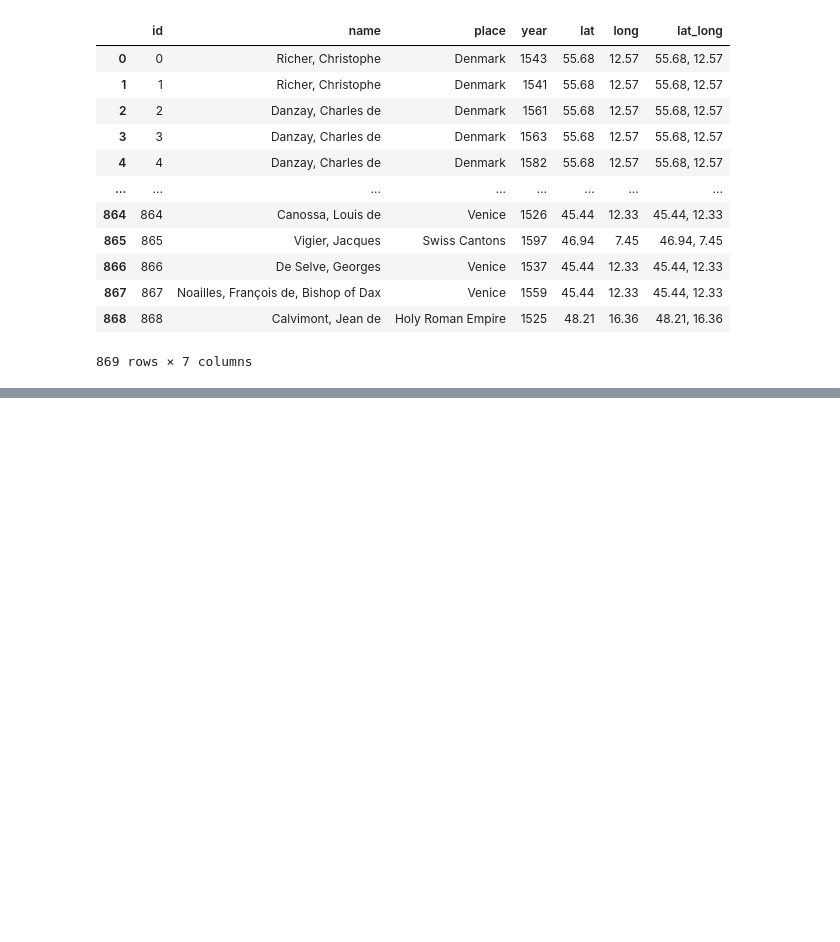
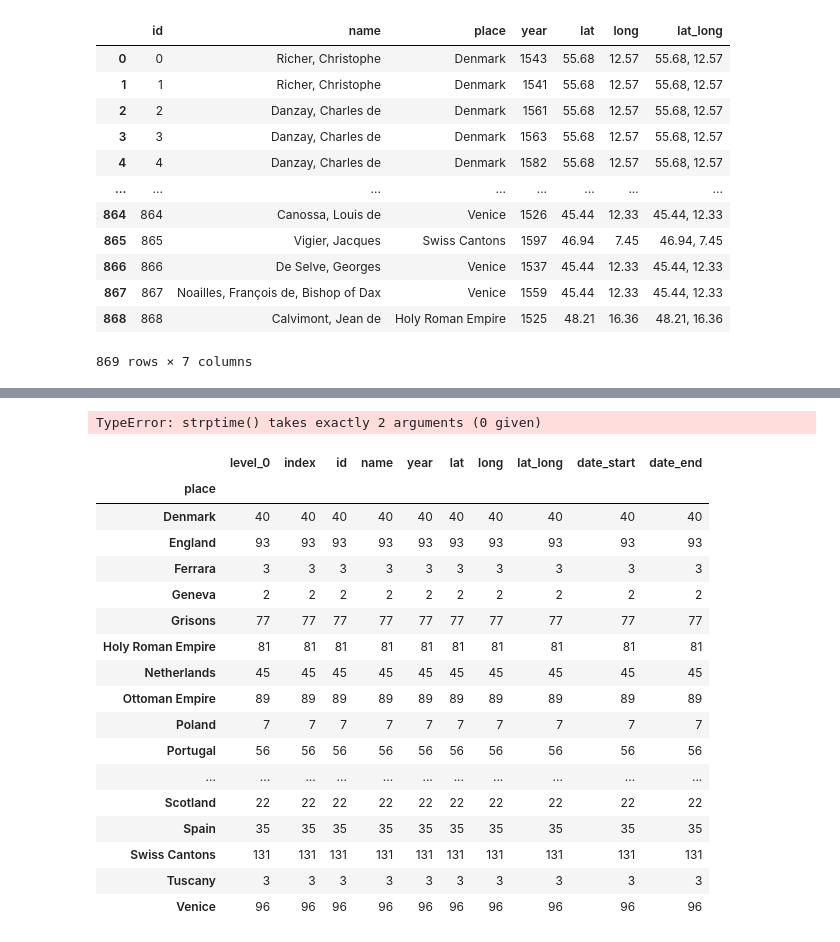
Before and after one commit to darlenerecinos/classwork, a Jupyter notebook: w6.1-df-advanced.ipynb, the cells around one changed output, grey strips where cells are left out. Cells and saved outputs as stored; diff of their text form; code cells hidden in the pictures; blank space fills up the shorter version.

```diff
--- a/w6.1-df-advanced.ipynb
+++ b/w6.1-df-advanced.ipynb
@@ -85,0 +86,4 @@ df.head()
+# %%
+# bfill: back fill ffill: forward fill
+df = df.sort_values(["place","name","year"],ascending=True).reset_index()
+df.head()
@@ -85,0 +97,4 @@ df.head()
+# %%
+df["date_start"] =  df["date_start"].ffill()
+df["date_end"] = df["date_end"].bfill()
+df.head()
@@ -85,0 +108,28 @@ df.head()
+# %%
+import datetime
+fmt = "%Y-%M-%d"
+
+df["date_start"] =  df["date_start"].apply(datetime.datetime.strptime())
+# %% [output]
+TypeError: strptime() takes exactly 2 arguments (0 given)
+# %%
+df.groupby(["place"]).count()
+# %% [output]
+|  | level_0 | index | id | name | year | lat | long | lat_long | date_start | date_end |
+| place |  |  |  |  |  |  |  |  |  |  |
+| Denmark | 40 | 40 | 40 | 40 | 40 | 40 | 40 | 40 | 40 | 40 |
+| England | 93 | 93 | 93 | 93 | 93 | 93 | 93 | 93 | 93 | 93 |
+| Ferrara | 3 | 3 | 3 | 3 | 3 | 3 | 3 | 3 | 3 | 3 |
+| Geneva | 2 | 2 | 2 | 2 | 2 | 2 | 2 | 2 | 2 | 2 |
+| Grisons | 77 | 77 | 77 | 77 | 77 | 77 | 77 | 77 | 77 | 77 |
+| Holy Roman Empire | 81 | 81 | 81 | 81 | 81 | 81 | 81 | 81 | 81 | 81 |
+| Netherlands | 45 | 45 | 45 | 45 | 45 | 45 | 45 | 45 | 45 | 45 |
+| Ottoman Empire | 89 | 89 | 89 | 89 | 89 | 89 | 89 | 89 | 89 | 89 |
+| Poland | 7 | 7 | 7 | 7 | 7 | 7 | 7 | 7 | 7 | 7 |
+| Portugal | 56 | 56 | 56 | 56 | 56 | 56 | 56 | 56 | 56 | 56 |
+| ... | ... | ... | ... | ... | ... | ... | ... | ... | ... | ... |
+| Scotland | 22 | 22 | 22 | 22 | 22 | 22 | 22 | 22 | 22 | 22 |
+| Spain | 35 | 35 | 35 | 35 | 35 | 35 | 35 | 35 | 35 | 35 |
+| Swiss Cantons | 131 | 131 | 131 | 131 | 131 | 131 | 131 | 131 | 131 | 131 |
+| Tuscany | 3 | 3 | 3 | 3 | 3 | 3 | 3 | 3 | 3 | 3 |
+| Venice | 96 | 96 | 96 | 96 | 96 | 96 | 96 | 96 | 96 | 96 |
```
Also changed, not shown: parts of 5 cells of this notebook, 4 other files.
